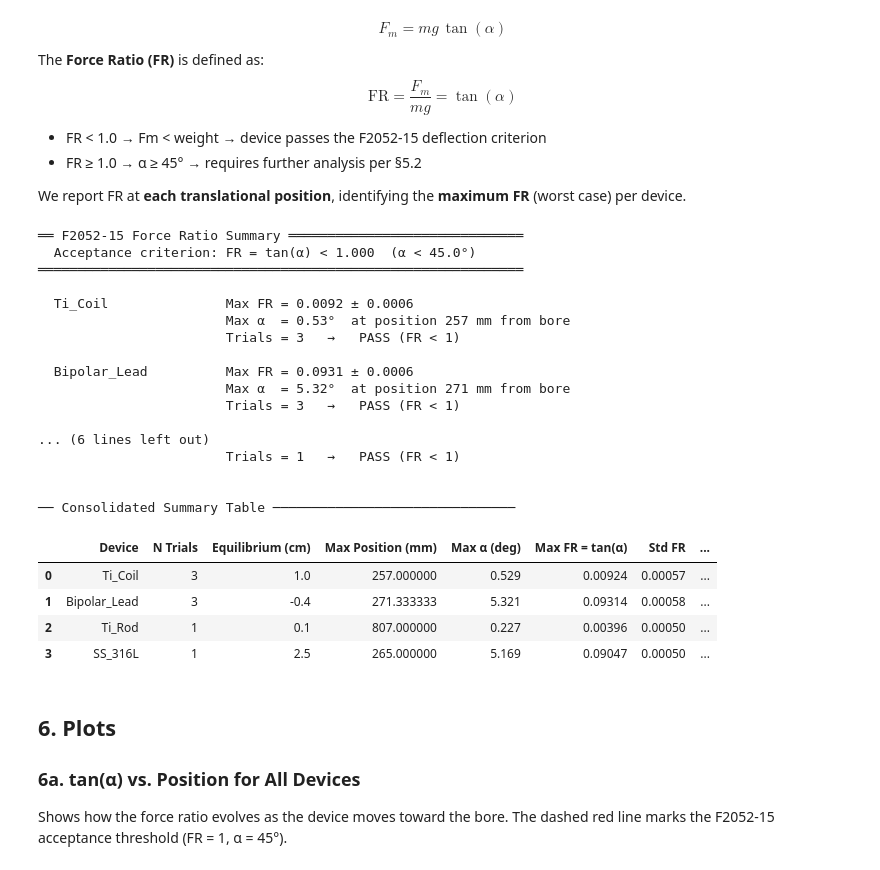
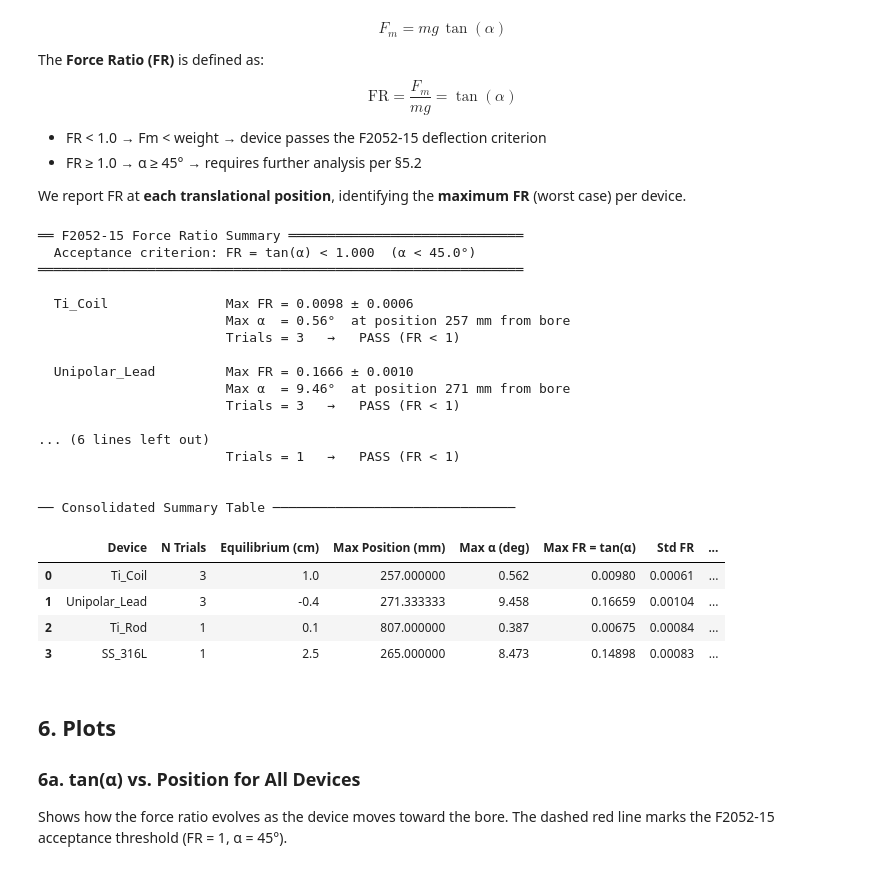
Before and after one commit to Zslw/mri-translational-force-n-torque-analysis, a Jupyter notebook: JupyterLab/ClinicalData/TranslationalExperiment/Translational_F2052.ipynb, the cells around one changed output. Cells and saved outputs as stored; diff of their text form; code cells hidden in the pictures.

```diff
--- a/JupyterLab/ClinicalData/TranslationalExperiment/Translational_F2052.ipynb
+++ b/JupyterLab/ClinicalData/TranslationalExperiment/Translational_F2052.ipynb
@@ -422,0 +440,35 @@ for material, df in mean_results.items():
+# %%
+# ── Holder mass correction ───────────────────────────────────────
+# m_object: specimen mass only (tape already included for Ti_Rod & SS_316L)
+# m_holder: basket mass (non-magnetic plastic — contributes 0 to Fm)
+
+MASSES = {
+    'Ti_Rod':       {'m_object': 0.1549, 'm_holder': 0.1093},  # g; tape included in m_object
+    'SS_316L':      {'m_object': 0.1690, 'm_holder': 0.1093},  # g; tape included in m_object
+    'Ti_Coil':      {'m_object': 1.7964, 'm_holder': 0.1093},  # g; no tape
+    'Unipolar_Lead': {'m_object': 0.1386, 'm_holder': 0.1093},  # g; no tape
+}
+
+# Compute correction factor and apply to every row in mean_results
+print('── Holder Mass Correction Factors ──────────────────────────')
+print(f'  {"Device":<20}  {"m_object":>10}  {"m_holder":>10}  {"m_total":>10}  {"Factor":>8}')
+
+for material, masses in MASSES.items():
+    m_obj   = masses['m_object']
+    m_hold  = masses['m_holder']
+    m_total = m_obj + m_hold
+    factor  = m_total / m_obj
+
+    masses['m_total']  = m_total
+    masses['factor']   = factor
+
+    df = mean_results[material]
+    df['correction_factor'] = factor
+    df['mean_tan_alpha_corrected'] = df['mean_tan_alpha'] * factor
+    df['std_tan_alpha_corrected']  = df['std_tan_alpha']  * factor  # scale uncertainty too
+    df['mean_alpha_deg_corrected'] = np.degrees(np.arctan(df['mean_tan_alpha_corrected']))
+    mean_results[material] = df
+
+    print(f'  {material:<20}  {m_obj:>10.4f}  {m_hold:>10.4f}  {m_total:>10.4f}  {factor:>8.4f}')
+
+print()
@@ -442,11 +501,11 @@ summary_rows = []
 for material, df in mean_results.items():
     max_idx     = df['mean_tan_alpha'].idxmax()
     max_row     = df.loc[max_idx]
-    max_fr      = max_row['mean_tan_alpha']
-    max_alpha   = max_row['mean_alpha_deg']
+    max_fr      = max_row['mean_tan_alpha_corrected']
+    max_alpha   = max_row['mean_alpha_deg_corrected']
     max_pos     = max_row['mean_position_mm']
     n_trials    = int(max_row['n_trials'])
-    std_fr      = max_row['std_tan_alpha']
+    std_fr      = max_row['std_tan_alpha_corrected']
     passes      = max_fr < THRESHOLD_TAN
 
     status = " PASS (FR < 1)" if passes else " FAIL (FR ≥ 1)"
@@ -458,41 +517,41 @@ for material, df in mean_results.items():
 
     summary_rows.append({
         'Device':            material,
         'N Trials':          n_trials,
         'Equilibrium (cm)':  df['condition_cm'].iloc[0],
         'Max Position (mm)': max_pos,
         'Max α (deg)':       round(max_alpha, 3),
         'Max FR = tan(α)':   round(max_fr, 5),
         'Std FR':            round(std_fr, 5),
         'FR < 1 (Pass)':     passes,
     })
 
 summary_df = pd.DataFrame(summary_rows)
 print("\n── Consolidated Summary Table ───────────────────────────────")
 display(summary_df)
 # %% [output]
 ══ F2052-15 Force Ratio Summary ══════════════════════════════
   Acceptance criterion: FR = tan(α) < 1.000  (α < 45.0°)
 ══════════════════════════════════════════════════════════════
 
-  Ti_Coil               Max FR = 0.0092 ± 0.0006
-                        Max α  = 0.53°  at position 257 mm from bore
+  Ti_Coil               Max FR = 0.0098 ± 0.0006
+                        Max α  = 0.56°  at position 257 mm from bore
                         Trials = 3   →   PASS (FR < 1)
 
-  Bipolar_Lead          Max FR = 0.0931 ± 0.0006
-                        Max α  = 5.32°  at position 271 mm from bore
+  Unipolar_Lead         Max FR = 0.1666 ± 0.0010
+                        Max α  = 9.46°  at position 271 mm from bore
                         Trials = 3   →   PASS (FR < 1)
 
 ... (6 lines left out)
                         Trials = 1   →   PASS (FR < 1)
 
 
 ── Consolidated Summary Table ───────────────────────────────
 |  | Device | N Trials | Equilibrium (cm) | Max Position (mm) | Max α (deg) | Max FR = tan(α) | Std FR | ... |
-| 0 | Ti_Coil | 3 | 1.0 | 257.000000 | 0.529 | 0.00924 | 0.00057 | ... |
-| 1 | Bipolar_Lead | 3 | -0.4 | 271.333333 | 5.321 | 0.09314 | 0.00058 | ... |
-| 2 | Ti_Rod | 1 | 0.1 | 807.000000 | 0.227 | 0.00396 | 0.00050 | ... |
-| 3 | SS_316L | 1 | 2.5 | 265.000000 | 5.169 | 0.09047 | 0.00050 | ... |
+| 0 | Ti_Coil | 3 | 1.0 | 257.000000 | 0.562 | 0.00980 | 0.00061 | ... |
+| 1 | Unipolar_Lead | 3 | -0.4 | 271.333333 | 9.458 | 0.16659 | 0.00104 | ... |
+| 2 | Ti_Rod | 1 | 0.1 | 807.000000 | 0.387 | 0.00675 | 0.00084 | ... |
+| 3 | SS_316L | 1 | 2.5 | 265.000000 | 8.473 | 0.14898 | 0.00083 | ... |
 # %% [markdown]
 ## 6. Plots
 
```
Also changed, not shown: parts of 15 cells of this notebook, 26 other files.
